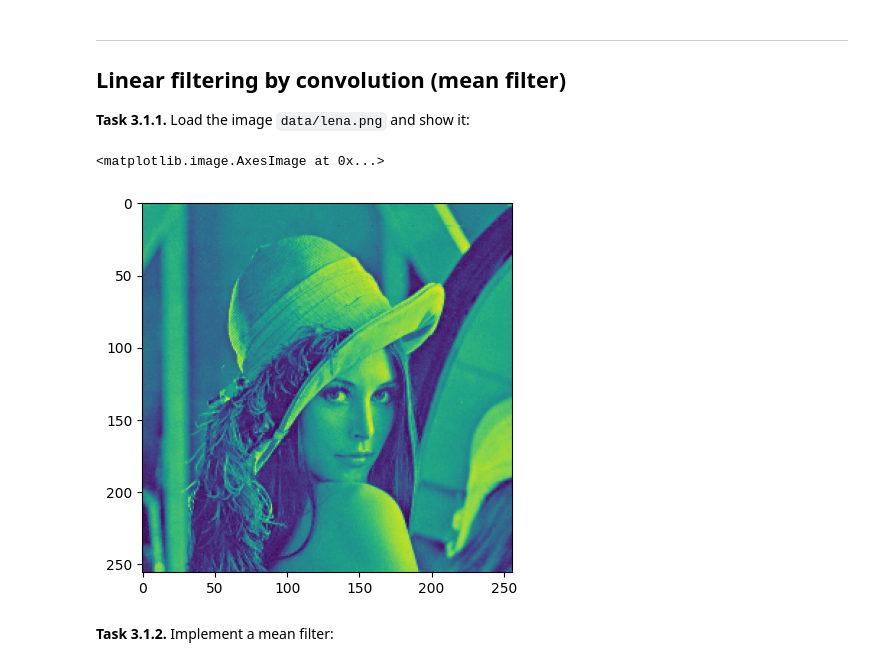
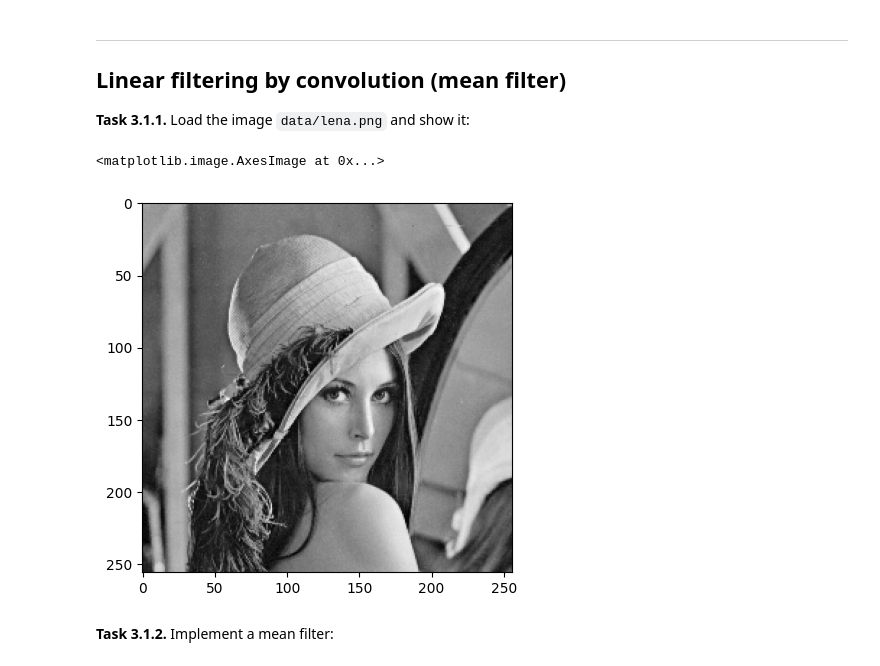
Before and after one commit to LutzReh/mobi-fs3-python, a Jupyter notebook: task3.ipynb, the cells around one changed output. Drawn from its saved outputs; the diff is of its cells as text; code cells hidden in the pictures.

```diff
--- a/task3.ipynb
+++ b/task3.ipynb
@@ -11,10 +11,10 @@ import matplotlib.pyplot as plt
 **<a id="#">Task 3.1.1.</a>** Load the image `data/lena.png` and show it:
 # %%
 lena=plt.imread("data/lena.png")
-plt.imshow(lena)
+plt.imshow(lena, "grey")
 # %% [output]
 <matplotlib.image.AxesImage at 0x...>
-[figure, old version]
+[figure, new version]
 # %% [markdown]
 **<a id="#">Task 3.1.2.</a>** Implement a mean filter:
 # %%
```
Also changed, not shown: parts of 2 cells of this notebook.
